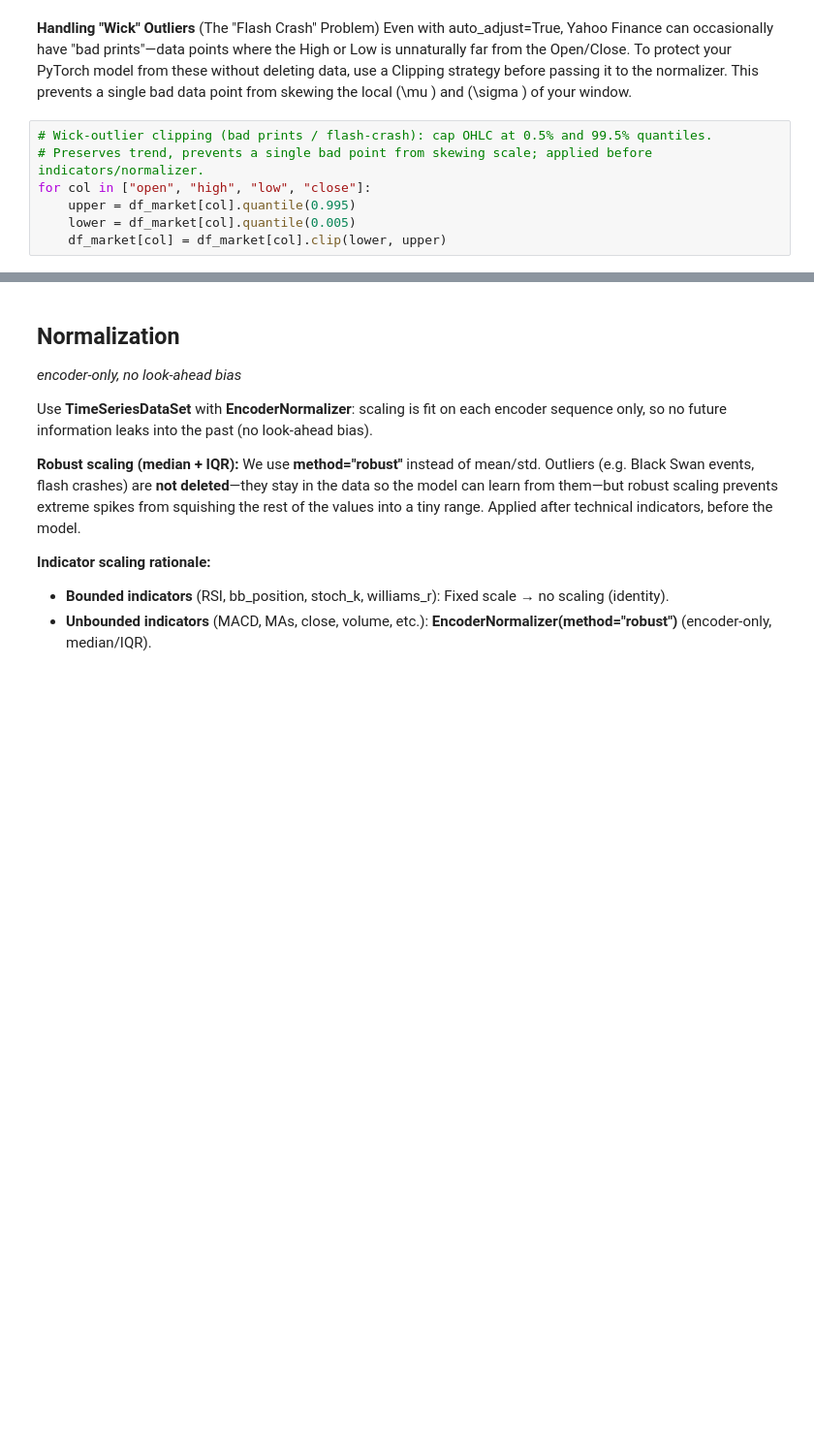
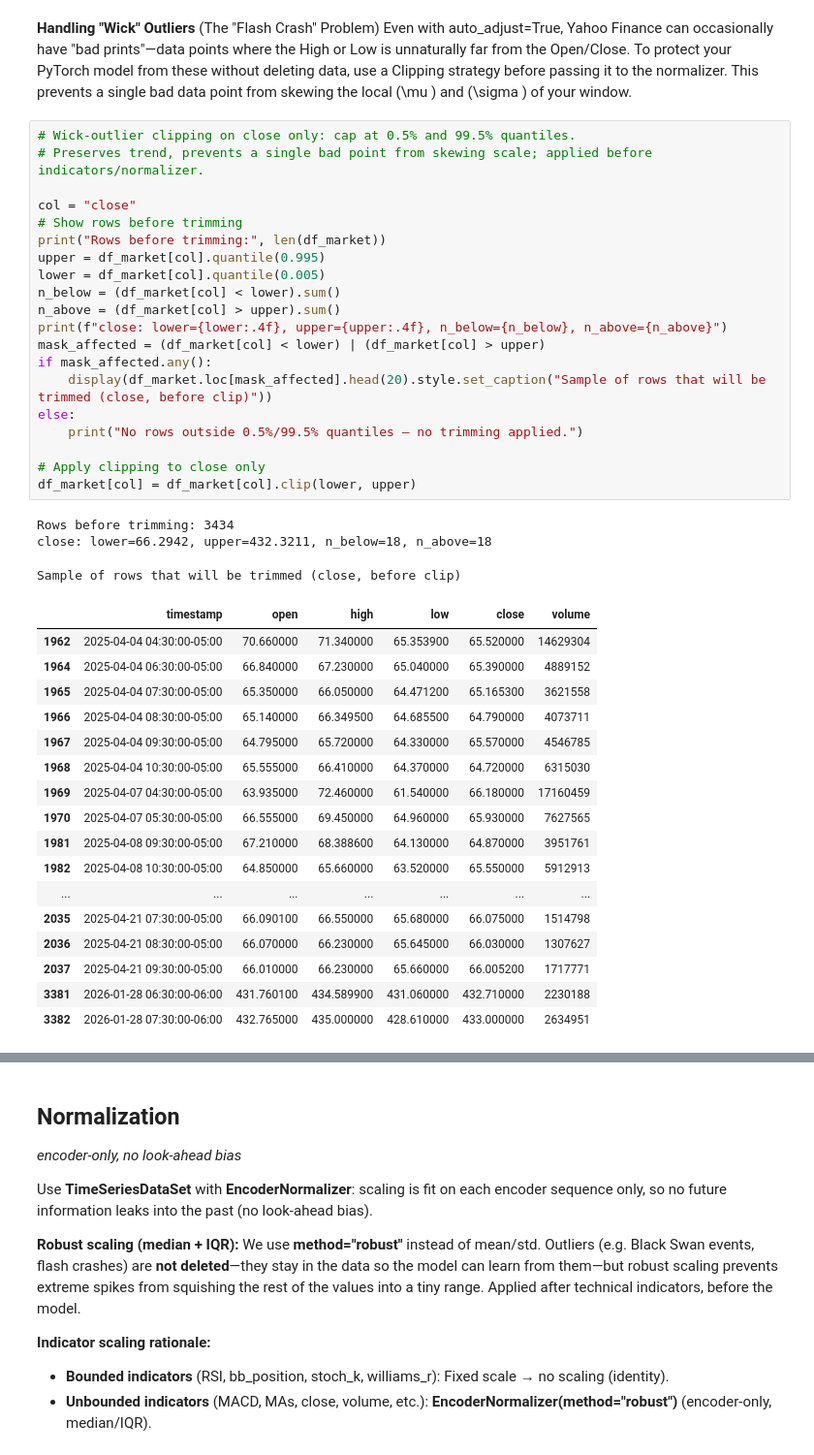
Before and after one commit to nishantnayar/Trading-System, a Jupyter notebook: notebooks/lstm_price_prediction_v3.ipynb, the cells around one changed output, grey strips where cells are left out. Shown at 97% size. Drawn from its saved outputs; the diff is of its cells as text; blank space fills up the shorter version.

```diff
--- a/notebooks/lstm_price_prediction_v3.ipynb
+++ b/notebooks/lstm_price_prediction_v3.ipynb
@@ -278,11 +278,45 @@ Loaded from Yahoo (yfinance)
 # %% [markdown]
 **Handling "Wick" Outliers** (The "Flash Crash" Problem) Even with auto_adjust=True, Yahoo Finance can occasionally have "bad prints"—data points where the High or Low is unnaturally far from the Open/Close. To protect your PyTorch model from these without deleting data, use a Clipping strategy before passing it to the normalizer. This prevents a single bad data point from skewing the local \(\mu \) and \(\sigma \) of your window.
 # %%
-# Wick-outlier clipping (bad prints / flash-crash): cap OHLC at 0.5% and 99.5% quantiles.
+# Wick-outlier clipping on close only: cap at 0.5% and 99.5% quantiles.
 # Preserves trend, prevents a single bad point from skewing scale; applied before indicators/normalizer.
-for col in ["open", "high", "low", "close"]:
-    upper = df_market[col].quantile(0.995)
-    lower = df_market[col].quantile(0.005)
-    df_market[col] = df_market[col].clip(lower, upper)
+
+col = "close"
+# Show rows before trimming
+print("Rows before trimming:", len(df_market))
+upper = df_market[col].quantile(0.995)
+lower = df_market[col].quantile(0.005)
+n_below = (df_market[col] < lower).sum()
+n_above = (df_market[col] > upper).sum()
+print(f"close: lower={lower:.4f}, upper={upper:.4f}, n_below={n_below}, n_above={n_above}")
+mask_affected = (df_market[col] < lower) | (df_market[col] > upper)
+if mask_affected.any():
+    display(df_market.loc[mask_affected].head(20).style.set_caption("Sample of rows that will be trimmed (close, before clip)"))
+else:
+    print("No rows outside 0.5%/99.5% quantiles — no trimming applied.")
+
+# Apply clipping to close only
+df_market[col] = df_market[col].clip(lower, upper)
+# %% [output]
+Rows before trimming: 3434
+close: lower=66.2942, upper=432.3211, n_below=18, n_above=18
+Sample of rows that will be trimmed (close, before clip)
+|  | timestamp | open | high | low | close | volume |
+| 1962 | 2025-04-04 04:30:00-05:00 | 70.660000 | 71.340000 | 65.353900 | 65.520000 | 14629304 |
+| 1964 | 2025-04-04 06:30:00-05:00 | 66.840000 | 67.230000 | 65.040000 | 65.390000 | 4889152 |
+| 1965 | 2025-04-04 07:30:00-05:00 | 65.350000 | 66.050000 | 64.471200 | 65.165300 | 3621558 |
+| 1966 | 2025-04-04 08:30:00-05:00 | 65.140000 | 66.349500 | 64.685500 | 64.790000 | 4073711 |
+| 1967 | 2025-04-04 09:30:00-05:00 | 64.795000 | 65.720000 | 64.330000 | 65.570000 | 4546785 |
+| 1968 | 2025-04-04 10:30:00-05:00 | 65.555000 | 66.410000 | 64.370000 | 64.720000 | 6315030 |
+| 1969 | 2025-04-07 04:30:00-05:00 | 63.935000 | 72.460000 | 61.540000 | 66.180000 | 17160459 |
+| 1970 | 2025-04-07 05:30:00-05:00 | 66.555000 | 69.450000 | 64.960000 | 65.930000 | 7627565 |
+| 1981 | 2025-04-08 09:30:00-05:00 | 67.210000 | 68.388600 | 64.130000 | 64.870000 | 3951761 |
+| 1982 | 2025-04-08 10:30:00-05:00 | 64.850000 | 65.660000 | 63.520000 | 65.550000 | 5912913 |
+| ... | ... | ... | ... | ... | ... | ... |
+| 2035 | 2025-04-21 07:30:00-05:00 | 66.090100 | 66.550000 | 65.680000 | 66.075000 | 1514798 |
+| 2036 | 2025-04-21 08:30:00-05:00 | 66.070000 | 66.230000 | 65.645000 | 66.030000 | 1307627 |
+| 2037 | 2025-04-21 09:30:00-05:00 | 66.010000 | 66.230000 | 65.660000 | 66.005200 | 1717771 |
+| 3381 | 2026-01-28 06:30:00-06:00 | 431.760100 | 434.589900 | 431.060000 | 432.710000 | 2230188 |
+| 3382 | 2026-01-28 07:30:00-06:00 | 432.765000 | 435.000000 | 428.610000 | 433.000000 | 2634951 |
 # %%
 print("Date range:", df_market["timestamp"].min(), "to", df_market["timestamp"].max())
```
Also changed, not shown: parts of 12 cells of this notebook, 4 other files.
